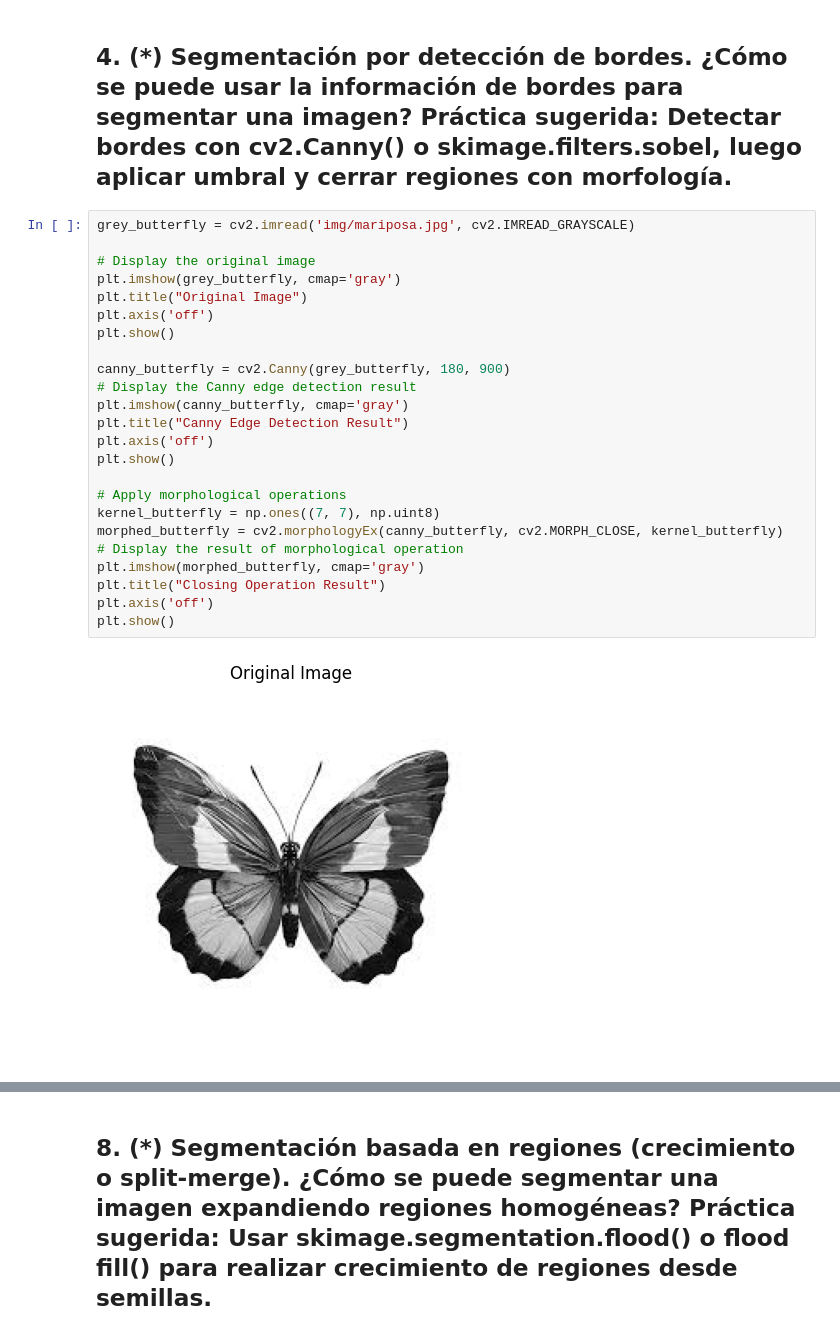
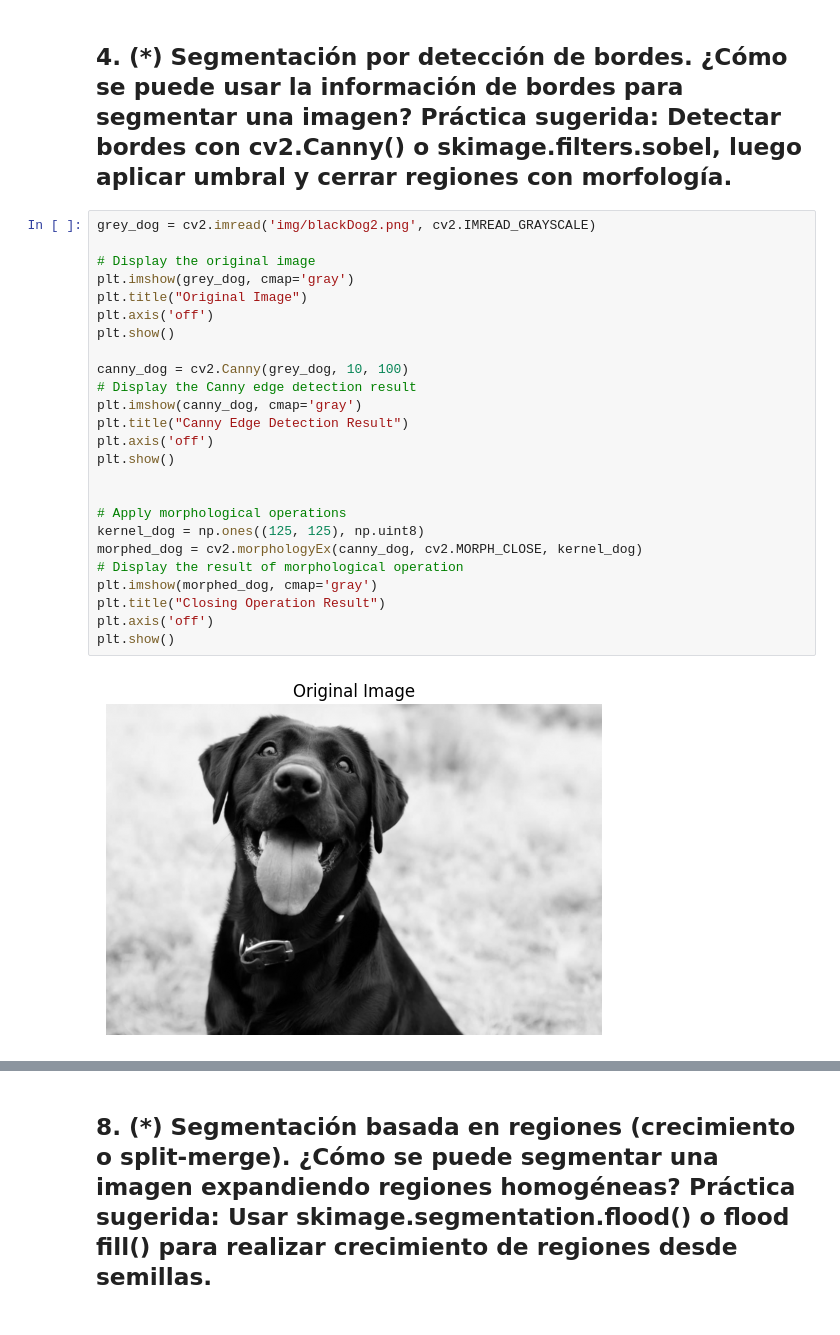
Before and after one commit to LucasEPK/tps-proc-imagenes, a Jupyter notebook: TP 5/code/tp5.ipynb, the cells around one changed output, grey strips where cells are left out. Drawn from its saved outputs; the diff is of its cells as text.

```diff
--- a/TP 5/code/tp5.ipynb
+++ b/TP 5/code/tp5.ipynb
@@ -44,28 +44,29 @@ plt.show()
 # %% [markdown]
 ## 4. (*) Segmentación por detección de bordes. ¿Cómo se puede usar la información de bordes para segmentar una imagen? Práctica sugerida: Detectar bordes con cv2.Canny() o skimage.filters.sobel, luego aplicar umbral y cerrar regiones con morfología.
 # %%
-grey_butterfly = cv2.imread('img/mariposa.jpg', cv2.IMREAD_GRAYSCALE)
+grey_dog = cv2.imread('img/blackDog2.png', cv2.IMREAD_GRAYSCALE)
 
 # Display the original image
-plt.imshow(grey_butterfly, cmap='gray')
+plt.imshow(grey_dog, cmap='gray')
 plt.title("Original Image")
 plt.axis('off')
 plt.show()
 
-canny_butterfly = cv2.Canny(grey_butterfly, 180, 900)
+canny_dog = cv2.Canny(grey_dog, 10, 100)
 # Display the Canny edge detection result
-plt.imshow(canny_butterfly, cmap='gray')
+plt.imshow(canny_dog, cmap='gray')
 plt.title("Canny Edge Detection Result")
 plt.axis('off')
 plt.show()
 
+
 # Apply morphological operations
-kernel_butterfly = np.ones((7, 7), np.uint8)
-morphed_butterfly = cv2.morphologyEx(canny_butterfly, cv2.MORPH_CLOSE, kernel_butterfly)
+kernel_dog = np.ones((125, 125), np.uint8)
+morphed_dog = cv2.morphologyEx(canny_dog, cv2.MORPH_CLOSE, kernel_dog)
 # Display the result of morphological operation
-plt.imshow(morphed_butterfly, cmap='gray')
+plt.imshow(morphed_dog, cmap='gray')
 plt.title("Closing Operation Result")
 plt.axis('off')
 plt.show()
 # %% [output]
-[figure, old version]
+[figure, new version]
```
Also changed, not shown: parts of 3 cells of this notebook, 14 other files.
